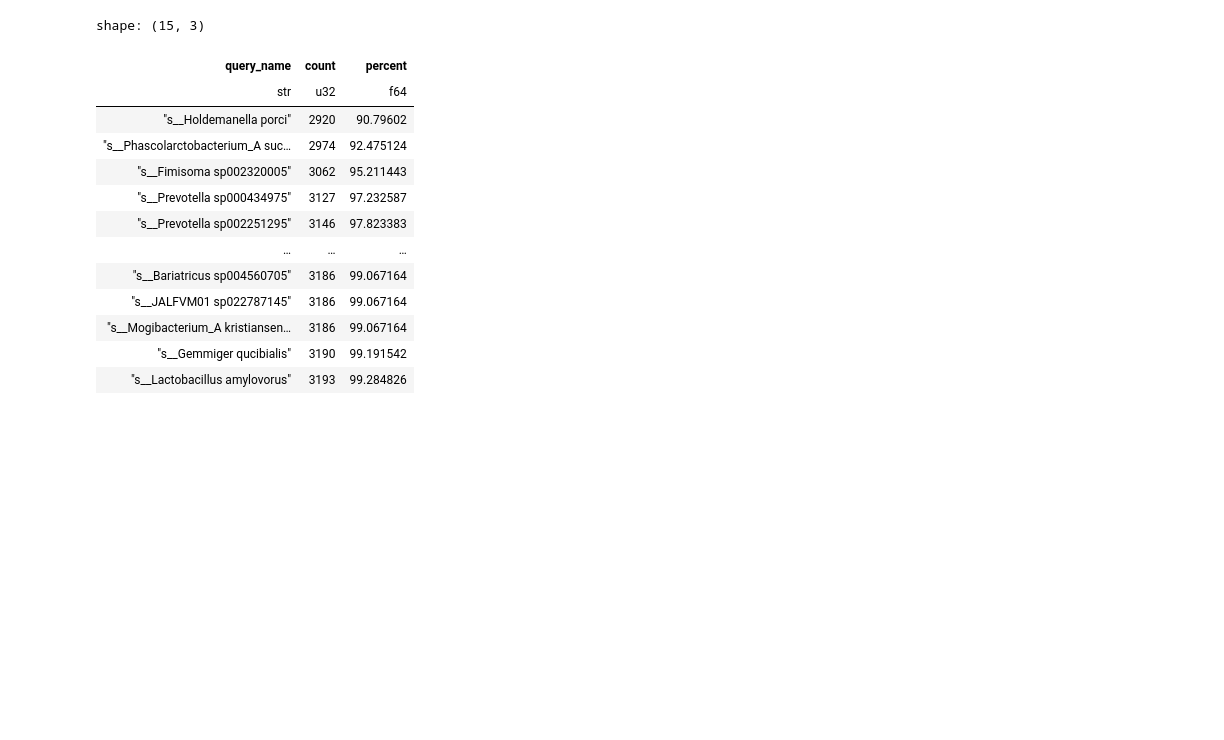
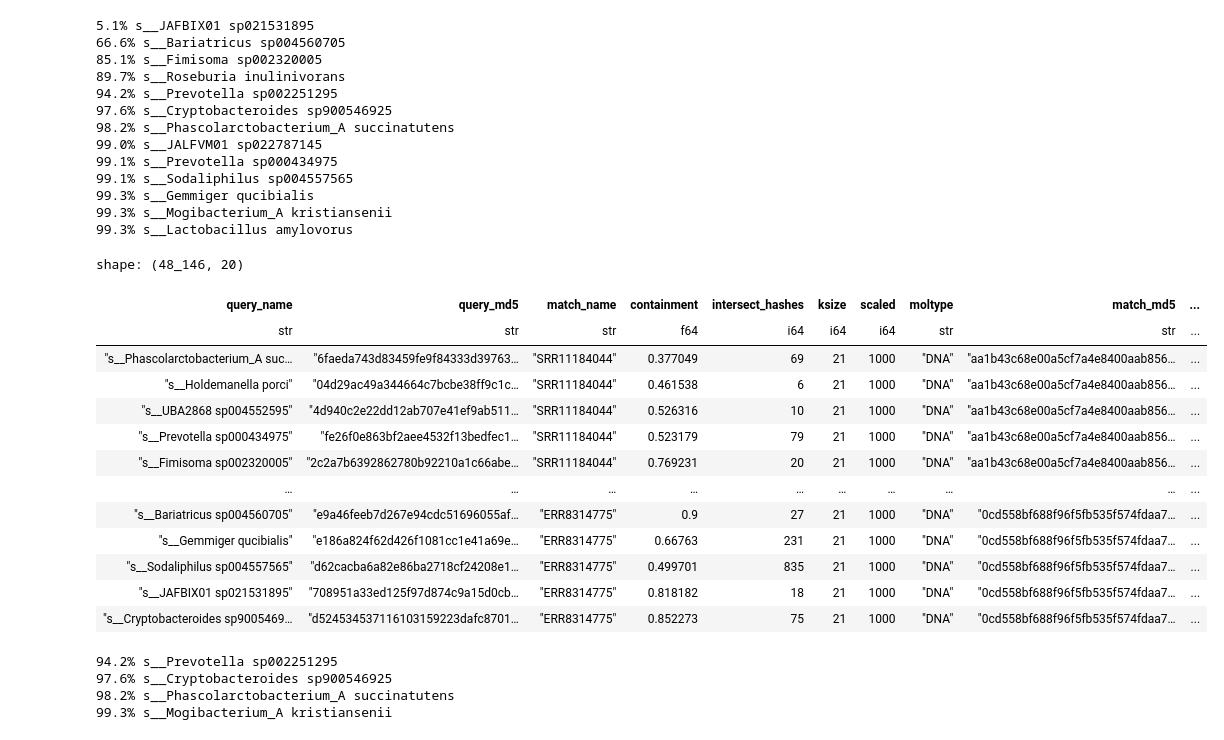
Before and after one commit to dib-lab/2025-workflow-core99, a Jupyter notebook: notebooks/parse_cds_multi-3216.ipynb, the cells around one changed output. Cells and saved outputs as stored; diff of their text form; code cells hidden in the pictures; blank space fills up the shorter version.

```diff
--- a/notebooks/parse_cds_multi-3216.ipynb
+++ b/notebooks/parse_cds_multi-3216.ipynb
@@ -51,19 +62,56 @@ len(df.filter(pl.col("intersect_hashes") >= 10))
 # %%
-df.filter(pl.col("intersect_hashes") >= 500)['query_name'].value_counts().with_columns(
+for row in df.filter(pl.col("intersect_hashes") >= HASH_THRESHOLD)['query_name'].value_counts().with_columns(
     (pl.col("count") / 3216 * 100).alias("percent")
-).sort(by='percent')
+).sort(by='percent').iter_rows(named=True):
+    print(f"{row['percent']:.1f}% {row['query_name']} ")
 # %% [output]
-shape: (15, 3)
+5.1% s__JAFBIX01 sp021531895
+66.6% s__Bariatricus sp004560705
+85.1% s__Fimisoma sp002320005
+89.7% s__Roseburia inulinivorans
+94.2% s__Prevotella sp002251295
+97.6% s__Cryptobacteroides sp900546925
+98.2% s__Phascolarctobacterium_A succinatutens
+99.0% s__JALFVM01 sp022787145
+99.1% s__Prevotella sp000434975
+99.1% s__Sodaliphilus sp004557565
+99.3% s__Gemmiger qucibialis
+99.3% s__Mogibacterium_A kristiansenii
+99.3% s__Lactobacillus amylovorus
-| query_name | count | percent |
-| str | u32 | f64 |
-| "s__Holdemanella porci" | 2920 | 90.79602 |
-| "s__Phascolarctobacterium_A suc… | 2974 | 92.475124 |
-| "s__Fimisoma sp002320005" | 3062 | 95.211443 |
-| "s__Prevotella sp000434975" | 3127 | 97.232587 |
-| "s__Prevotella sp002251295" | 3146 | 97.823383 |
-| … | … | … |
-| "s__Bariatricus sp004560705" | 3186 | 99.067164 |
-| "s__JALFVM01 sp022787145" | 3186 | 99.067164 |
-| "s__Mogibacterium_A kristiansen… | 3186 | 99.067164 |
-| "s__Gemmiger qucibialis" | 3190 | 99.191542 |
-| "s__Lactobacillus amylovorus" | 3193 | 99.284826 |
+# %%
+df
+# %% [output]
+shape: (48_146, 20)
+| query_name | query_md5 | match_name | containment | intersect_hashes | ksize | scaled | moltype | match_md5 | ... |
+| str | str | str | f64 | i64 | i64 | i64 | str | str | ... |
+| "s__Phascolarctobacterium_A suc… | "6faeda743d83459fe9f84333d39763… | "SRR11184044" | 0.377049 | 69 | 21 | 1000 | "DNA" | "aa1b43c68e00a5cf7a4e8400aab856… | ... |
+| "s__Holdemanella porci" | "04d29ac49a344664c7bcbe38ff9c1c… | "SRR11184044" | 0.461538 | 6 | 21 | 1000 | "DNA" | "aa1b43c68e00a5cf7a4e8400aab856… | ... |
+| "s__UBA2868 sp004552595" | "4d940c2e22dd12ab707e41ef9ab511… | "SRR11184044" | 0.526316 | 10 | 21 | 1000 | "DNA" | "aa1b43c68e00a5cf7a4e8400aab856… | ... |
+| "s__Prevotella sp000434975" | "fe26f0e863bf2aee4532f13bedfec1… | "SRR11184044" | 0.523179 | 79 | 21 | 1000 | "DNA" | "aa1b43c68e00a5cf7a4e8400aab856… | ... |
+| "s__Fimisoma sp002320005" | "2c2a7b6392862780b92210a1c66abe… | "SRR11184044" | 0.769231 | 20 | 21 | 1000 | "DNA" | "aa1b43c68e00a5cf7a4e8400aab856… | ... |
+| … | … | … | … | … | … | … | … | … | ... |
+| "s__Bariatricus sp004560705" | "e9a46feeb7d267e94cdc51696055af… | "ERR8314775" | 0.9 | 27 | 21 | 1000 | "DNA" | "0cd558bf688f96f5fb535f574fdaa7… | ... |
+| "s__Gemmiger qucibialis" | "e186a824f62d426f1081cc1e41a69e… | "ERR8314775" | 0.66763 | 231 | 21 | 1000 | "DNA" | "0cd558bf688f96f5fb535f574fdaa7… | ... |
+| "s__Sodaliphilus sp004557565" | "d62cacba6a82e86ba2718cf24208e1… | "ERR8314775" | 0.499701 | 835 | 21 | 1000 | "DNA" | "0cd558bf688f96f5fb535f574fdaa7… | ... |
+| "s__JAFBIX01 sp021531895" | "708951a33ed125f97d874c9a15d0cb… | "ERR8314775" | 0.818182 | 18 | 21 | 1000 | "DNA" | "0cd558bf688f96f5fb535f574fdaa7… | ... |
+| "s__Cryptobacteroides sp9005469… | "d524534537116103159223dafc8701… | "ERR8314775" | 0.852273 | 75 | 21 | 1000 | "DNA" | "0cd558bf688f96f5fb535f574fdaa7… | ... |
+# %%
+SUB_SPECIES2=(
+             's__Cryptobacteroides sp900546925',
+             's__Phascolarctobacterium_A succinatutens',
+             's__Mogibacterium_A kristiansenii',
+             's__Prevotella sp002251295',
+#             's__Prevotella sp000434975',
+#             's__Holdemanella porci',
+)
+
+for row in df.filter(pl.col("intersect_hashes") >= HASH_THRESHOLD)['query_name'].value_counts().with_columns(
+    (pl.col("count") / 3216 * 100).alias("percent")
+).sort(by='percent').iter_rows(named=True):
+    if row["query_name"] in SUB_SPECIES2:
+        print(f"{row['percent']:.1f}% {row['query_name']} ")
+# %% [output]
+94.2% s__Prevotella sp002251295
+97.6% s__Cryptobacteroides sp900546925
+98.2% s__Phascolarctobacterium_A succinatutens
+99.3% s__Mogibacterium_A kristiansenii
```
Also changed, not shown: parts of 6 cells of this notebook, 25 other files.
